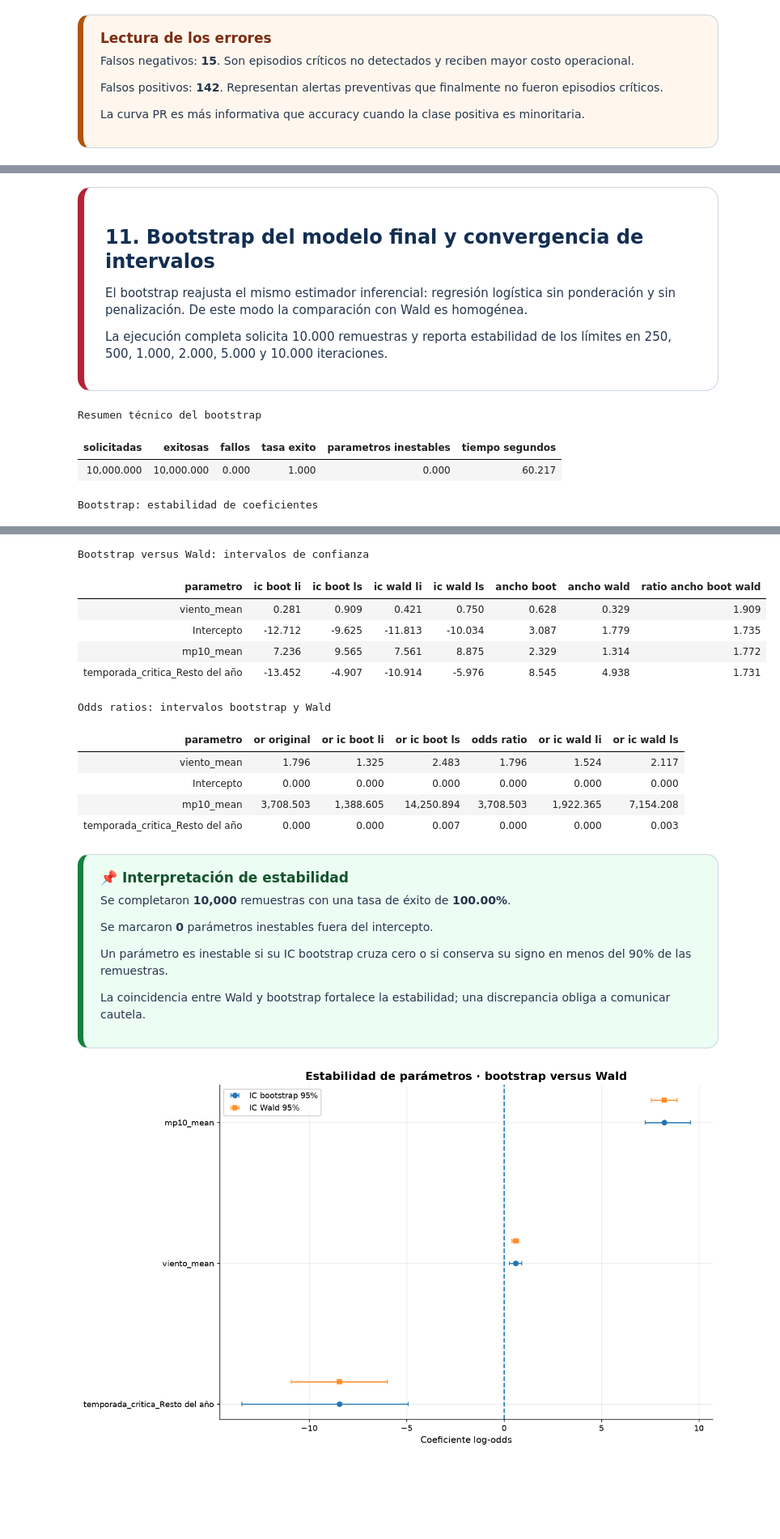
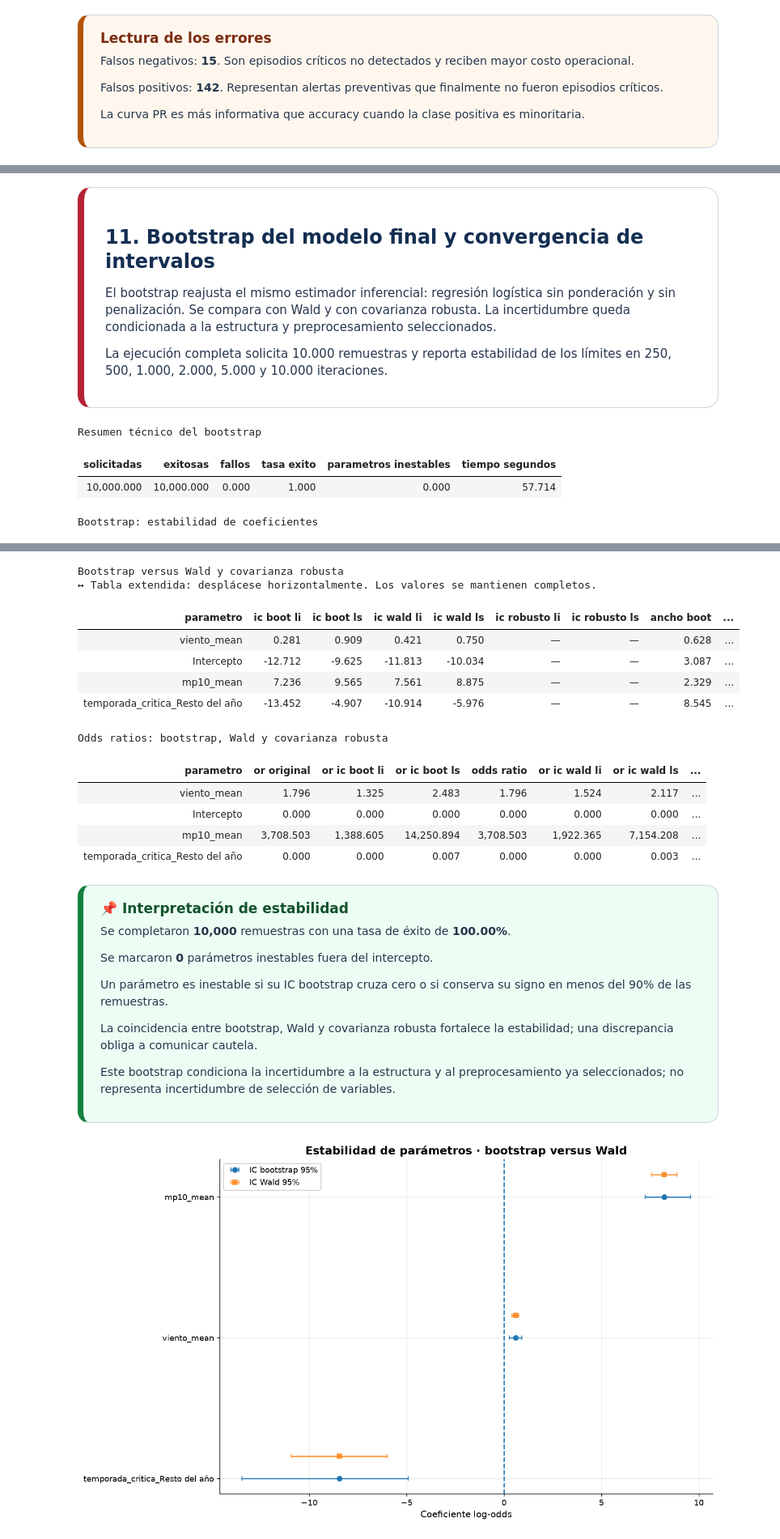
Before and after one commit to Rfcha/abp_estadistica, a Jupyter notebook: notebooks/03_Modelamiento_predictivo_binario_mala_calidad_mp25.ipynb, the cells around one changed output, grey strips where cells are left out. Shown at 81% size. Saved outputs shown, nothing was run; the diff lists cells and outputs as text; code cells hidden in the pictures; blank space fills up the shorter version.

```diff
--- a/notebooks/03_Modelamiento_predictivo_binario_mala_calidad_mp25.ipynb
+++ b/notebooks/03_Modelamiento_predictivo_binario_mala_calidad_mp25.ipynb
@@ -1443,7 +1905,7 @@ def construir_preprocesador(frame, features, estrategia):
         elif estrategia == "regresion":
             imp_num = IterativeImputer(
                 estimator=BayesianRidge(),
-                max_iter=25,
+                max_iter=50,
                 tol=1e-3,
                 random_state=SEED,
                 sample_posterior=False,
@@ -1747,7 +2261,8 @@ if len(nums_validables) >= 2:
             "mediana": SimpleImputer(strategy="median"),
             "regresion": IterativeImputer(
                 estimator=BayesianRidge(),
-                max_iter=25,
+                max_iter=50,
+                tol=1e-3,
                 random_state=SEED + repeticion,
                 initial_strategy="median",
                 sample_posterior=False,
@@ -3016,9 +4434,7 @@ Las observaciones influyentes se auditan, pero no se eliminan automáticamente:
             line-height:1.68;box-shadow:0 7px 20px rgba(15,23,42,.08);">
   <h2 style="box-sizing:border-box;margin:0 0 12px 0;color:#132E51 !important;font-size:24px;line-height:1.25;font-weight:900;">11. Bootstrap del modelo final y convergencia de intervalos</h2>
   <div style="color:#26364D !important;font-size:15px;">
-    <p style="margin:0 0 10px 0;">El bootstrap reajusta el mismo estimador inferencial:
-    regresión logística sin ponderación y sin penalización. De este modo la comparación con Wald
-    es homogénea.</p>
+    <p style="margin:0 0 10px 0;">El bootstrap reajusta el mismo estimador inferencial: regresión logística sin ponderación y sin penalización. Se compara con Wald y con covarianza robusta. La incertidumbre queda condicionada a la estructura y preprocesamiento seleccionados.</p>
     <p style="margin:0;">La ejecución completa solicita 10.000 remuestras y reporta estabilidad
     de los límites en 250, 500, 1.000, 2.000, 5.000 y 10.000 iteraciones.</p>
     </div>
@@ -3097,9 +4513,9 @@ bootstrap_coef = pd.DataFrame({
     "ic_boot_ls": ls_boot,
     "signo_consistente": signo_consistente,
 })
-bootstrap_coef["or_original"] = np.exp(bootstrap_coef["coef_original"])
-bootstrap_coef["or_ic_boot_li"] = np.exp(bootstrap_coef["ic_boot_li"])
-bootstrap_coef["or_ic_boot_ls"] = np.exp(bootstrap_coef["ic_boot_ls"])
+bootstrap_coef["or_original"] = exp_segura(bootstrap_coef["coef_original"])
+bootstrap_coef["or_ic_boot_li"] = exp_segura(bootstrap_coef["ic_boot_li"])
+bootstrap_coef["or_ic_boot_ls"] = exp_segura(bootstrap_coef["ic_boot_ls"])
 bootstrap_coef["inestable"] = (
     ((bootstrap_coef["ic_boot_li"] <= 0) & (bootstrap_coef["ic_boot_ls"] >= 0))
     | (bootstrap_coef["signo_consistente"] < 0.90)
@@ -3119,6 +4535,14 @@ comparacion_ic["ancho_wald"] = (
 comparacion_ic["ratio_ancho_boot_wald"] = (
     comparacion_ic["ancho_boot"]
     / comparacion_ic["ancho_wald"].replace(0, np.nan)
+)
+comparacion_ic["ancho_robusto"] = (
+    comparacion_ic["ic_robusto_ls"]
+    - comparacion_ic["ic_robusto_li"]
+)
+comparacion_ic["ratio_ancho_boot_robusto"] = (
+    comparacion_ic["ancho_boot"]
+    / comparacion_ic["ancho_robusto"].replace(0, np.nan)
 )
 
 checkpoints = sorted({
@@ -3185,9 +4609,11 @@ mostrar_tabla(
     comparacion_ic_ordenada[[
         "parametro", "ic_boot_li", "ic_boot_ls",
         "ic_wald_li", "ic_wald_ls",
-        "ancho_boot", "ancho_wald", "ratio_ancho_boot_wald",
+        "ic_robusto_li", "ic_robusto_ls",
+        "ancho_boot", "ancho_wald", "ancho_robusto",
+        "ratio_ancho_boot_wald", "ratio_ancho_boot_robusto",
     ]],
-    "Bootstrap versus Wald: intervalos de confianza",
+    "Bootstrap versus Wald y covarianza robusta",
     max_filas=35,
 )
 
@@ -3196,53 +4622,57 @@ mostrar_tabla(
         "parametro", "or_original",
         "or_ic_boot_li", "or_ic_boot_ls",
         "odds_ratio", "or_ic_wald_li", "or_ic_wald_ls",
+        "or_ic_robusto_li", "or_ic_robusto_ls",
     ]],
-    "Odds ratios: intervalos bootstrap y Wald",
+    "Odds ratios: bootstrap, Wald y covarianza robusta",
     max_filas=35,
 )
 
 inestables = bootstrap_coef.loc[
     bootstrap_coef["inestable"] & (bootstrap_coef["parametro"] != "Intercepto"),
     "parametro",
 ].tolist()
 
 mostrar_interpretacion(
     "📌 Interpretación de estabilidad",
     [
         f"Se completaron <b>{len(betas_boot):,}</b> remuestras con una tasa de éxito de <b>{100 * len(betas_boot) / N_BOOT_MODEL:.2f}%</b>.",
         f"Se marcaron <b>{len(inestables)}</b> parámetros inestables fuera del intercepto.",
         "Un parámetro es inestable si su IC bootstrap cruza cero o si conserva su signo en menos del 90% de las remuestras.",
-        "La coincidencia entre Wald y bootstrap fortalece la estabilidad; una discrepancia obliga a comunicar cautela.",
+        "La coincidencia entre bootstrap, Wald y covarianza robusta fortalece la estabilidad; una discrepancia obliga a comunicar cautela.",
+        "Este bootstrap condiciona la incertidumbre a la estructura y al preprocesamiento ya seleccionados; no representa incertidumbre de selección de variables.",
     ],
     "alerta" if inestables else "ok",
 )
 # %% [output]
 Resumen técnico del bootstrap
 | solicitadas | exitosas | fallos | tasa exito | parametros inestables | tiempo segundos |
-| 10,000.000 | 10,000.000 | 0.000 | 1.000 | 0.000 | 60.217 |
+| 10,000.000 | 10,000.000 | 0.000 | 1.000 | 0.000 | 57.714 |
 Bootstrap: estabilidad de coeficientes
 | parametro | coef original | media bootstrap | sesgo bootstrap | sd bootstrap | signo consistente | inestable |
 | viento_mean | 0.585 | 0.590 | 0.005 | 0.159 | 1.000 | No |
 | Intercepto | -10.923 | -11.052 | -0.128 | 0.799 | 1.000 | No |
 | mp10_mean | 8.218 | 8.317 | 0.099 | 0.602 | 1.000 | No |
 | temporada_critica_Resto del año | -8.445 | -8.991 | -0.546 | 2.260 | 1.000 | No |
-Bootstrap versus Wald: intervalos de confianza
+Bootstrap versus Wald y covarianza robusta
+↔ Tabla extendida: desplácese horizontalmente. Los valores se mantienen completos.
-| parametro | ic boot li | ic boot ls | ic wald li | ic wald ls | ancho boot | ancho wald | ratio ancho boot wald |
-| viento_mean | 0.281 | 0.909 | 0.421 | 0.750 | 0.628 | 0.329 | 1.909 |
-| Intercepto | -12.712 | -9.625 | -11.813 | -10.034 | 3.087 | 1.779 | 1.735 |
-| mp10_mean | 7.236 | 9.565 | 7.561 | 8.875 | 2.329 | 1.314 | 1.772 |
-| temporada_critica_Resto del año | -13.452 | -4.907 | -10.914 | -5.976 | 8.545 | 4.938 | 1.731 |
+| parametro | ic boot li | ic boot ls | ic wald li | ic wald ls | ic robusto li | ic robusto ls | ancho boot | ... |
+| viento_mean | 0.281 | 0.909 | 0.421 | 0.750 | — | — | 0.628 | ... |
+| Intercepto | -12.712 | -9.625 | -11.813 | -10.034 | — | — | 3.087 | ... |
+| mp10_mean | 7.236 | 9.565 | 7.561 | 8.875 | — | — | 2.329 | ... |
+| temporada_critica_Resto del año | -13.452 | -4.907 | -10.914 | -5.976 | — | — | 8.545 | ... |
-Odds ratios: intervalos bootstrap y Wald
+Odds ratios: bootstrap, Wald y covarianza robusta
-| parametro | or original | or ic boot li | or ic boot ls | odds ratio | or ic wald li | or ic wald ls |
-| viento_mean | 1.796 | 1.325 | 2.483 | 1.796 | 1.524 | 2.117 |
-| Intercepto | 0.000 | 0.000 | 0.000 | 0.000 | 0.000 | 0.000 |
-| mp10_mean | 3,708.503 | 1,388.605 | 14,250.894 | 3,708.503 | 1,922.365 | 7,154.208 |
-| temporada_critica_Resto del año | 0.000 | 0.000 | 0.007 | 0.000 | 0.000 | 0.003 |
+| parametro | or original | or ic boot li | or ic boot ls | odds ratio | or ic wald li | or ic wald ls | ... |
+| viento_mean | 1.796 | 1.325 | 2.483 | 1.796 | 1.524 | 2.117 | ... |
+| Intercepto | 0.000 | 0.000 | 0.000 | 0.000 | 0.000 | 0.000 | ... |
+| mp10_mean | 3,708.503 | 1,388.605 | 14,250.894 | 3,708.503 | 1,922.365 | 7,154.208 | ... |
+| temporada_critica_Resto del año | 0.000 | 0.000 | 0.007 | 0.000 | 0.000 | 0.003 | ... |
 📌 Interpretación de estabilidad
 Se completaron 10,000 remuestras con una tasa de éxito de 100.00%.
 Se marcaron 0 parámetros inestables fuera del intercepto.
 Un parámetro es inestable si su IC bootstrap cruza cero o si conserva su signo en menos del 90% de las remuestras.
-La coincidencia entre Wald y bootstrap fortalece la estabilidad; una discrepancia obliga a comunicar cautela.
+La coincidencia entre bootstrap, Wald y covarianza robusta fortalece la estabilidad; una discrepancia obliga a comunicar cautela.
+Este bootstrap condiciona la incertidumbre a la estructura y al preprocesamiento ya seleccionados; no representa incertidumbre de selección de variables.
 # %%
 # =============================================================================
 # 11.2 VISUALIZACIÓN DE INTERVALOS Y CONVERGENCIA
```
Also changed, not shown: parts of 23 cells of this notebook, 28 other files.
